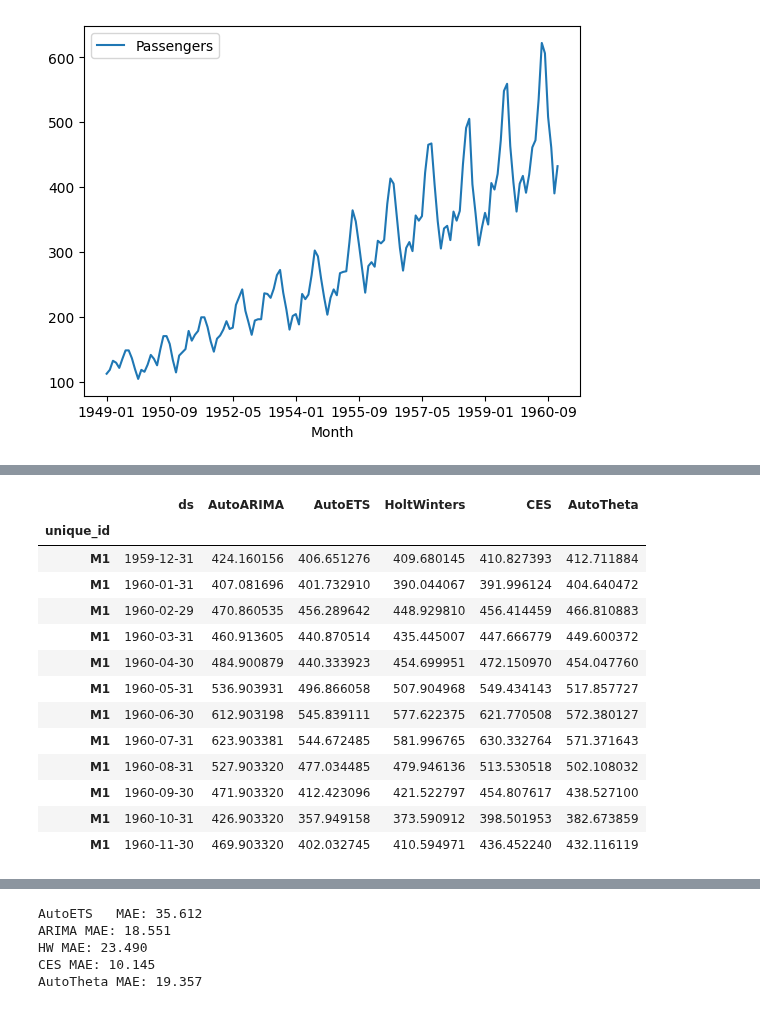
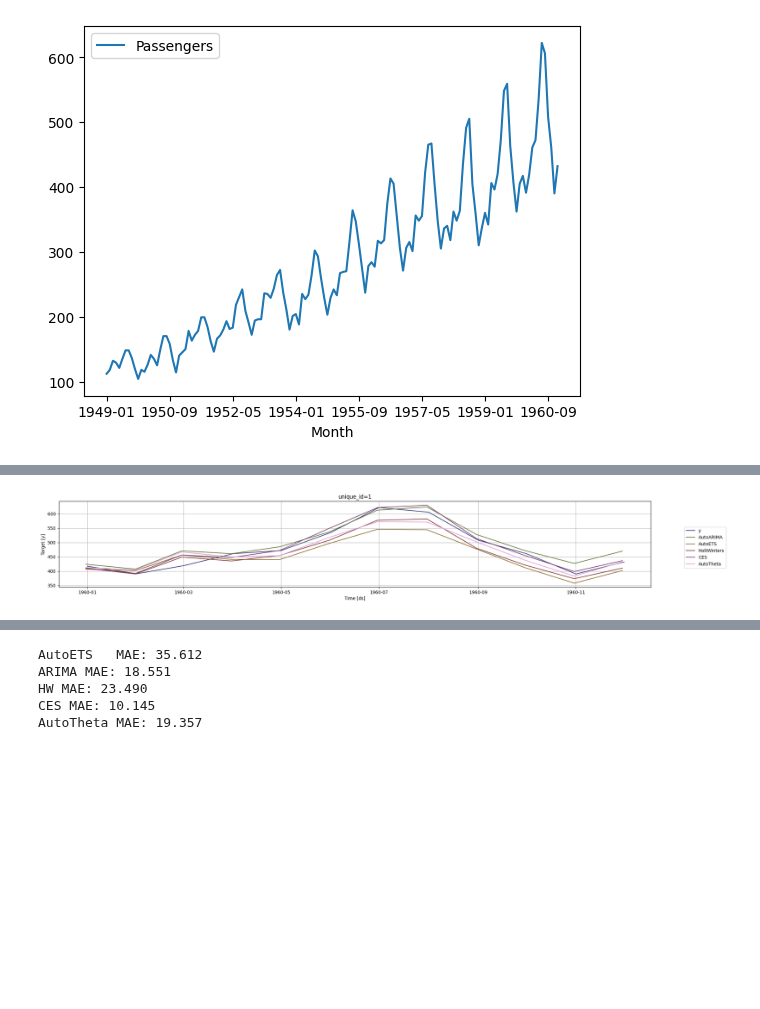
Before and after one commit to ogut77/DataScience, a Jupyter notebook: SARIMA.ipynb, the cells around one changed output, grey strips where cells are left out. Cells and saved outputs as stored; diff of their text form; code cells hidden in the pictures; blank space fills up the shorter version.

```diff
--- a/SARIMA.ipynb
+++ b/SARIMA.ipynb
@@ -325,5 +327,5 @@ sf = StatsForecast(
 sf.fit(train)
 pred=sf.predict(h=12)
 # %%
-sf.plot(pred)
+sf.plot(test, pred)
 # %% [output]
@@ -331,17 +332 @@ sf.plot(pred)
+[figure, added]
-# %%
-pred
-# %% [output]
-|  | ds | AutoARIMA | AutoETS | HoltWinters | CES | AutoTheta |
-| unique_id |  |  |  |  |  |  |
-| M1 | 1959-12-31 | 424.160156 | 406.651276 | 409.680145 | 410.827393 | 412.711884 |
-| M1 | 1960-01-31 | 407.081696 | 401.732910 | 390.044067 | 391.996124 | 404.640472 |
-| M1 | 1960-02-29 | 470.860535 | 456.289642 | 448.929810 | 456.414459 | 466.810883 |
-| M1 | 1960-03-31 | 460.913605 | 440.870514 | 435.445007 | 447.666779 | 449.600372 |
-| M1 | 1960-04-30 | 484.900879 | 440.333923 | 454.699951 | 472.150970 | 454.047760 |
-| M1 | 1960-05-31 | 536.903931 | 496.866058 | 507.904968 | 549.434143 | 517.857727 |
-| M1 | 1960-06-30 | 612.903198 | 545.839111 | 577.622375 | 621.770508 | 572.380127 |
-| M1 | 1960-07-31 | 623.903381 | 544.672485 | 581.996765 | 630.332764 | 571.371643 |
-| M1 | 1960-08-31 | 527.903320 | 477.034485 | 479.946136 | 513.530518 | 502.108032 |
-| M1 | 1960-09-30 | 471.903320 | 412.423096 | 421.522797 | 454.807617 | 438.527100 |
-| M1 | 1960-10-31 | 426.903320 | 357.949158 | 373.590912 | 398.501953 | 382.673859 |
-| M1 | 1960-11-30 | 469.903320 | 402.032745 | 410.594971 | 436.452240 | 432.116119 |
```
Also changed, not shown: parts of 10 cells of this notebook.
